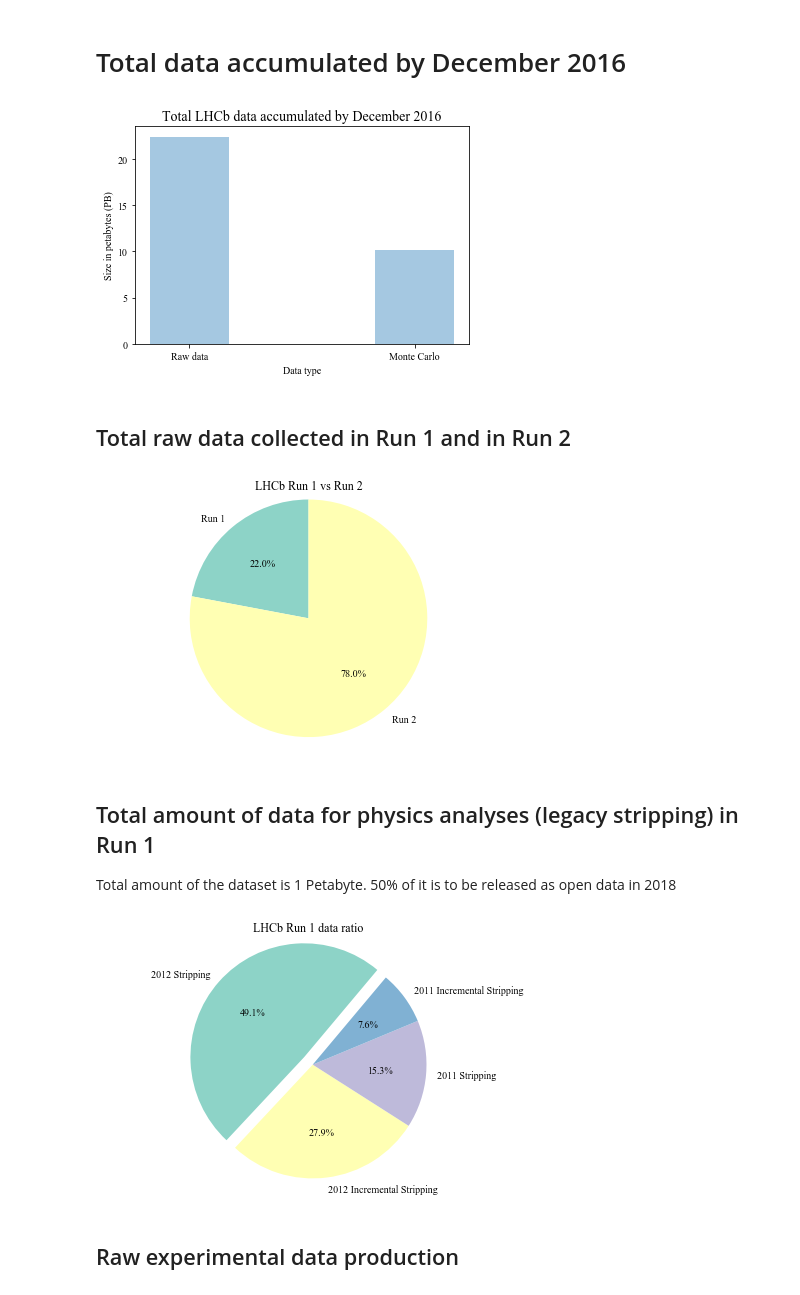
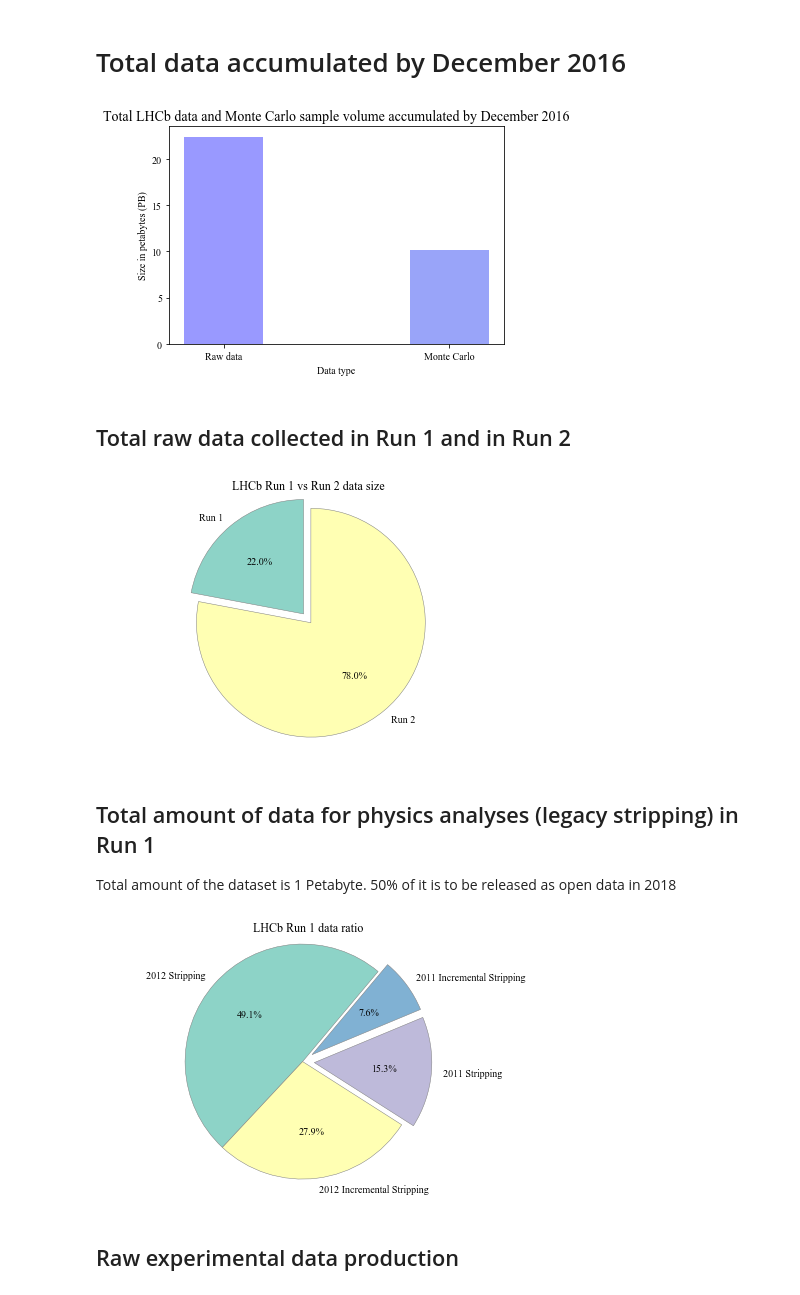
Before and after one commit to atrisovic/thesis-plots, a Jupyter notebook: lhcb-data-production-statistics.ipynb, the cells around one changed output. Drawn from its saved outputs; the diff is of its cells as text; code cells hidden in the pictures.

```diff
--- a/lhcb-data-production-statistics.ipynb
+++ b/lhcb-data-production-statistics.ipynb
@@ -10,40 +11,41 @@ Source: https://lhcb-portal-dirac.cern.ch
 # %%
 n_groups = 2
 values = (22.4, 10.2)
 names = ['Raw data', 'Monte Carlo']
 y_pos = np.arange(len(values))
+col = plt.cm.winter(np.linspace(0,1,10))
 
 bar_width = 0.35
 opacity = 0.4
-plt.bar(y_pos, values, bar_width, alpha=opacity, align='center')
+plt.bar(y_pos, values, bar_width, alpha=opacity, align='center', color=col)
 plt.xticks(y_pos, names)
 plt.ylabel('Size in petabytes (PB)')
 plt.xlabel('Data type')
-plt.title('Total LHCb data accumulated by December 2016', fontsize=14)
+plt.title('Total LHCb data and Monte Carlo sample volume accumulated by December 2016', fontsize=14)
 plt.show()
 # %% [output]
-[figure, old version]
+[figure, new version]
 # %% [markdown]
 ## Total raw data collected in Run 1 and in Run 2
 # %%
 labels = 'Run 1', 'Run 2'
 sizes = [6.5, 23.0]
-explode = (0, 0)
+explode = (0, 0.1)
 colors = plt.cm.Set3(np.linspace(0,1,10))
 
 fig = plt.figure()
-fig.suptitle('LHCb Run 1 vs Run 2')
+fig.suptitle('LHCb Run 1 vs Run 2 data size')
 ax = fig.gca()
 ax.set_color_cycle(colors)
 
 ax.pie(sizes, explode=explode, labels=labels, autopct='%1.1f%%',
-        shadow=False, startangle=90)
+        shadow=False, startangle=90, wedgeprops=wedgeprops)
 ax.axis('equal')
 
 fig.tight_layout()
 plt.show()
 # %% [output]
-[figure, old version]
+[figure, new version]
 # %% [markdown]
 ## Total amount of data for physics analyses (legacy stripping) in Run 1
 
@@ -51,7 +53,7 @@ Total amount of the dataset is 1 Petabyte. 50% of it is to be released as open d
 # %%
 labels = '2012 Stripping', '2012 Incremental Stripping', '2011 Stripping', '2011 Incremental Stripping'
 sizes = [49.1, 27.9, 15.3, 7.6]
-explode = (0.1, 0, 0, 0)
+explode = (0, 0, 0.1, 0.1)
 colors = plt.cm.Set3(np.linspace(0,1,10))
 
 fig = plt.figure()
@@ -60,13 +62,13 @@ ax = fig.gca()
 ax.set_color_cycle(colors)
 
 ax.pie(sizes, explode=explode, labels=labels, autopct='%1.1f%%',
-        shadow=False, startangle=50)
+        shadow=False, startangle=50, wedgeprops=wedgeprops)
 ax.axis('equal')
 
 fig.tight_layout()
 plt.show()
 # %% [output]
-[figure, old version]
+[figure, new version]
 # %% [markdown]
 ## Raw experimental data production
 # %%
```
Also changed, not shown: parts of 6 cells of this notebook, 1 other file.
